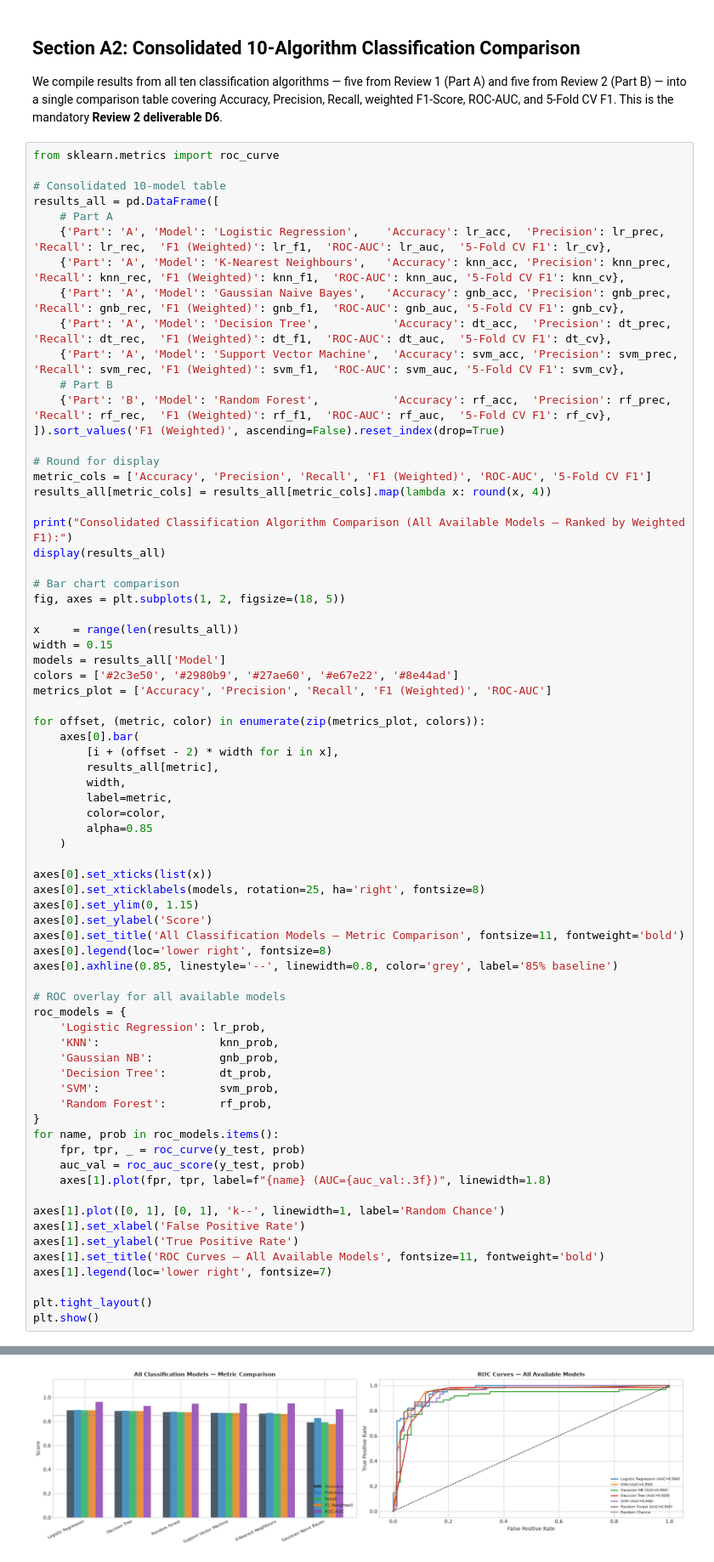
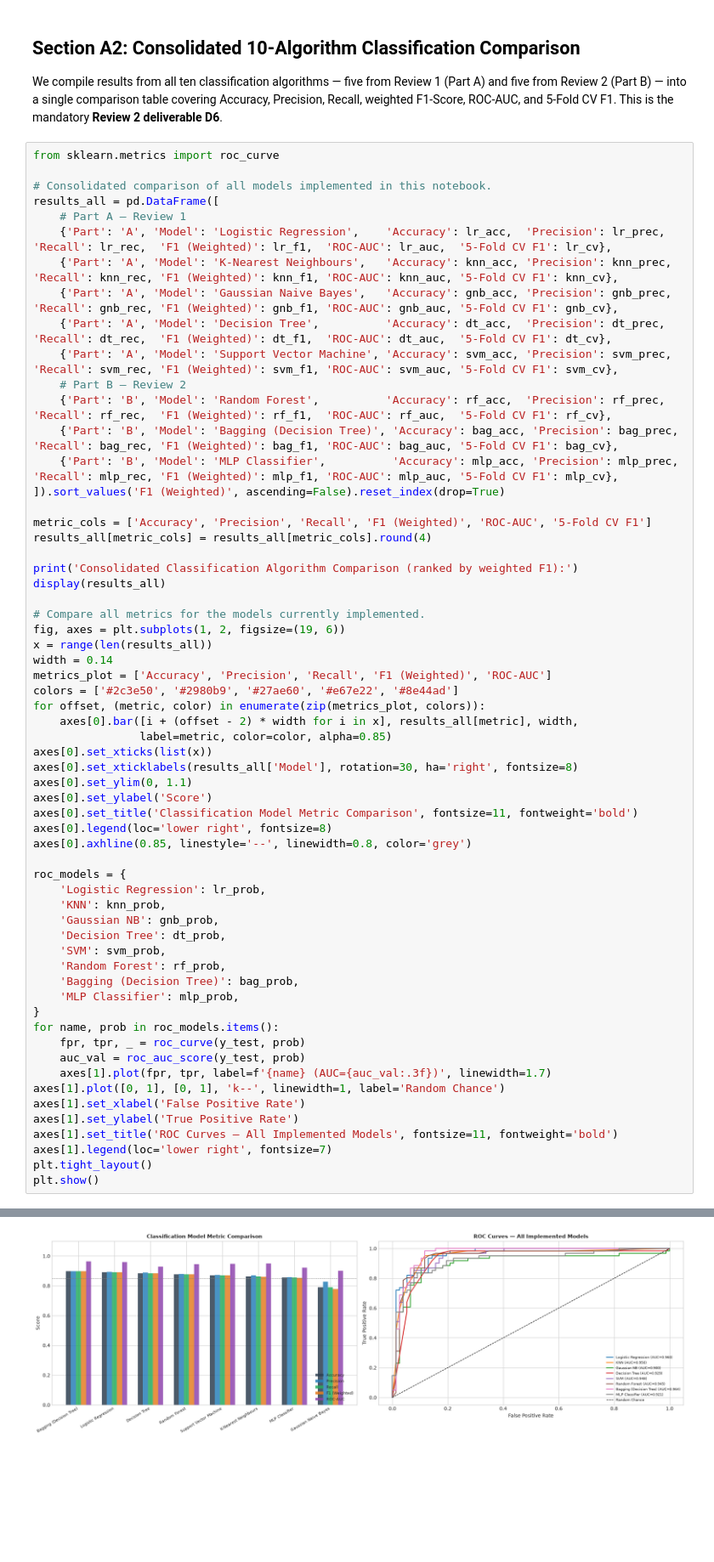
Before and after one commit to Nithin0306/ml_capstone, a Jupyter notebook: notebooks/classification.ipynb, the cells around one changed output, grey strips where cells are left out. Shown at 85% size. Saved outputs shown, nothing was run; the diff lists cells and outputs as text; blank space fills up the shorter version.

Commit message:
chore: update classification notebook

```diff
--- a/notebooks/classification.ipynb
+++ b/notebooks/classification.ipynb
@@ -928,72 +1065,62 @@ This is the mandatory **Review 2 deliverable D6**.
 # %%
 from sklearn.metrics import roc_curve
 
-# Consolidated 10-model table
+# Consolidated comparison of all models implemented in this notebook.
 results_all = pd.DataFrame([
-    # Part A
+    # Part A — Review 1
     {'Part': 'A', 'Model': 'Logistic Regression',    'Accuracy': lr_acc,  'Precision': lr_prec,  'Recall': lr_rec,  'F1 (Weighted)': lr_f1,  'ROC-AUC': lr_auc,  '5-Fold CV F1': lr_cv},
-    {'Part': 'A', 'Model': 'K-Nearest Neighbours',   'Accuracy': knn_acc, 'Precision': knn_prec, 'Recall': knn_rec, 'F1 (Weighted)': knn_f1,  'ROC-AUC': knn_auc, '5-Fold CV F1': knn_cv},
-    {'Part': 'A', 'Model': 'Gaussian Naive Bayes',   'Accuracy': gnb_acc, 'Precision': gnb_prec, 'Recall': gnb_rec, 'F1 (Weighted)': gnb_f1,  'ROC-AUC': gnb_auc, '5-Fold CV F1': gnb_cv},
-    {'Part': 'A', 'Model': 'Decision Tree',           'Accuracy': dt_acc,  'Precision': dt_prec,  'Recall': dt_rec,  'F1 (Weighted)': dt_f1,  'ROC-AUC': dt_auc,  '5-Fold CV F1': dt_cv},
-    {'Part': 'A', 'Model': 'Support Vector Machine',  'Accuracy': svm_acc, 'Precision': svm_prec, 'Recall': svm_rec, 'F1 (Weighted)': svm_f1,  'ROC-AUC': svm_auc, '5-Fold CV F1': svm_cv},
-    # Part B
-    {'Part': 'B', 'Model': 'Random Forest',           'Accuracy': rf_acc,  'Precision': rf_prec,  'Recall': rf_rec,  'F1 (Weighted)': rf_f1,  'ROC-AUC': rf_auc,  '5-Fold CV F1': rf_cv},
+    {'Part': 'A', 'Model': 'K-Nearest Neighbours',   'Accuracy': knn_acc, 'Precision': knn_prec, 'Recall': knn_rec, 'F1 (Weighted)': knn_f1, 'ROC-AUC': knn_auc, '5-Fold CV F1': knn_cv},
+    {'Part': 'A', 'Model': 'Gaussian Naive Bayes',   'Accuracy': gnb_acc, 'Precision': gnb_prec, 'Recall': gnb_rec, 'F1 (Weighted)': gnb_f1, 'ROC-AUC': gnb_auc, '5-Fold CV F1': gnb_cv},
+    {'Part': 'A', 'Model': 'Decision Tree',          'Accuracy': dt_acc,  'Precision': dt_prec,  'Recall': dt_rec,  'F1 (Weighted)': dt_f1,  'ROC-AUC': dt_auc,  '5-Fold CV F1': dt_cv},
+    {'Part': 'A', 'Model': 'Support Vector Machine', 'Accuracy': svm_acc, 'Precision': svm_prec, 'Recall': svm_rec, 'F1 (Weighted)': svm_f1, 'ROC-AUC': svm_auc, '5-Fold CV F1': svm_cv},
+    # Part B — Review 2
+    {'Part': 'B', 'Model': 'Random Forest',          'Accuracy': rf_acc,  'Precision': rf_prec,  'Recall': rf_rec,  'F1 (Weighted)': rf_f1,  'ROC-AUC': rf_auc,  '5-Fold CV F1': rf_cv},
+    {'Part': 'B', 'Model': 'Bagging (Decision Tree)', 'Accuracy': bag_acc, 'Precision': bag_prec, 'Recall': bag_rec, 'F1 (Weighted)': bag_f1, 'ROC-AUC': bag_auc, '5-Fold CV F1': bag_cv},
+    {'Part': 'B', 'Model': 'MLP Classifier',          'Accuracy': mlp_acc, 'Precision': mlp_prec, 'Recall': mlp_rec, 'F1 (Weighted)': mlp_f1, 'ROC-AUC': mlp_auc, '5-Fold CV F1': mlp_cv},
 ]).sort_values('F1 (Weighted)', ascending=False).reset_index(drop=True)
 
-# Round for display
 metric_cols = ['Accuracy', 'Precision', 'Recall', 'F1 (Weighted)', 'ROC-AUC', '5-Fold CV F1']
-results_all[metric_cols] = results_all[metric_cols].map(lambda x: round(x, 4))
+results_all[metric_cols] = results_all[metric_cols].round(4)
 
-print("Consolidated Classification Algorithm Comparison (All Available Models — Ranked by Weighted F1):")
+print('Consolidated Classification Algorithm Comparison (ranked by weighted F1):')
 display(results_all)
 
-# Bar chart comparison
-fig, axes = plt.subplots(1, 2, figsize=(18, 5))
+# Compare all metrics for the models currently implemented.
+fig, axes = plt.subplots(1, 2, figsize=(19, 6))
+x = range(len(results_all))
+width = 0.14
+metrics_plot = ['Accuracy', 'Precision', 'Recall', 'F1 (Weighted)', 'ROC-AUC']
+colors = ['#2c3e50', '#2980b9', '#27ae60', '#e67e22', '#8e44ad']
+for offset, (metric, color) in enumerate(zip(metrics_plot, colors)):
+    axes[0].bar([i + (offset - 2) * width for i in x], results_all[metric], width,
+                label=metric, color=color, alpha=0.85)
+axes[0].set_xticks(list(x))
+axes[0].set_xticklabels(results_all['Model'], rotation=30, ha='right', fontsize=8)
+axes[0].set_ylim(0, 1.1)
+axes[0].set_ylabel('Score')
+axes[0].set_title('Classification Model Metric Comparison', fontsize=11, fontweight='bold')
+axes[0].legend(loc='lower right', fontsize=8)
+axes[0].axhline(0.85, linestyle='--', linewidth=0.8, color='grey')
 
-x     = range(len(results_all))
-width = 0.15
-models = results_all['Model']
-colors = ['#2c3e50', '#2980b9', '#27ae60', '#e67e22', '#8e44ad']
-metrics_plot = ['Accuracy', 'Precision', 'Recall', 'F1 (Weighted)', 'ROC-AUC']
-
-for offset, (metric, color) in enumerate(zip(metrics_plot, colors)):
-    axes[0].bar(
-        [i + (offset - 2) * width for i in x],
-        results_all[metric],
-        width,
-        label=metric,
-        color=color,
-        alpha=0.85
-    )
-
-axes[0].set_xticks(list(x))
-axes[0].set_xticklabels(models, rotation=25, ha='right', fontsize=8)
-axes[0].set_ylim(0, 1.15)
-axes[0].set_ylabel('Score')
-axes[0].set_title('All Classification Models — Metric Comparison', fontsize=11, fontweight='bold')
-axes[0].legend(loc='lower right', fontsize=8)
-axes[0].axhline(0.85, linestyle='--', linewidth=0.8, color='grey', label='85% baseline')
-
-# ROC overlay for all available models
 roc_models = {
     'Logistic Regression': lr_prob,
-    'KNN':                  knn_prob,
-    'Gaussian NB':          gnb_prob,
-    'Decision Tree':        dt_prob,
-    'SVM':                  svm_prob,
-    'Random Forest':        rf_prob,
+    'KNN': knn_prob,
+    'Gaussian NB': gnb_prob,
+    'Decision Tree': dt_prob,
+    'SVM': svm_prob,
+    'Random Forest': rf_prob,
+    'Bagging (Decision Tree)': bag_prob,
+    'MLP Classifier': mlp_prob,
 }
 for name, prob in roc_models.items():
     fpr, tpr, _ = roc_curve(y_test, prob)
     auc_val = roc_auc_score(y_test, prob)
-    axes[1].plot(fpr, tpr, label=f"{name} (AUC={auc_val:.3f})", linewidth=1.8)
-
+    axes[1].plot(fpr, tpr, label=f'{name} (AUC={auc_val:.3f})', linewidth=1.7)
 axes[1].plot([0, 1], [0, 1], 'k--', linewidth=1, label='Random Chance')
 axes[1].set_xlabel('False Positive Rate')
 axes[1].set_ylabel('True Positive Rate')
-axes[1].set_title('ROC Curves — All Available Models', fontsize=11, fontweight='bold')
+axes[1].set_title('ROC Curves — All Implemented Models', fontsize=11, fontweight='bold')
 axes[1].legend(loc='lower right', fontsize=7)
-
 plt.tight_layout()
 plt.show()
 # %% [output]
@@ -1008,4 +1137,4 @@ Consolidated Classification Algorithm Comparison (All Available Models — Ranke
-[figure, old version]
+[figure, new version]
 # %% [markdown]
 ### A2 Comparison Observations
 
```
Also changed, not shown: parts of 8 cells of this notebook.
